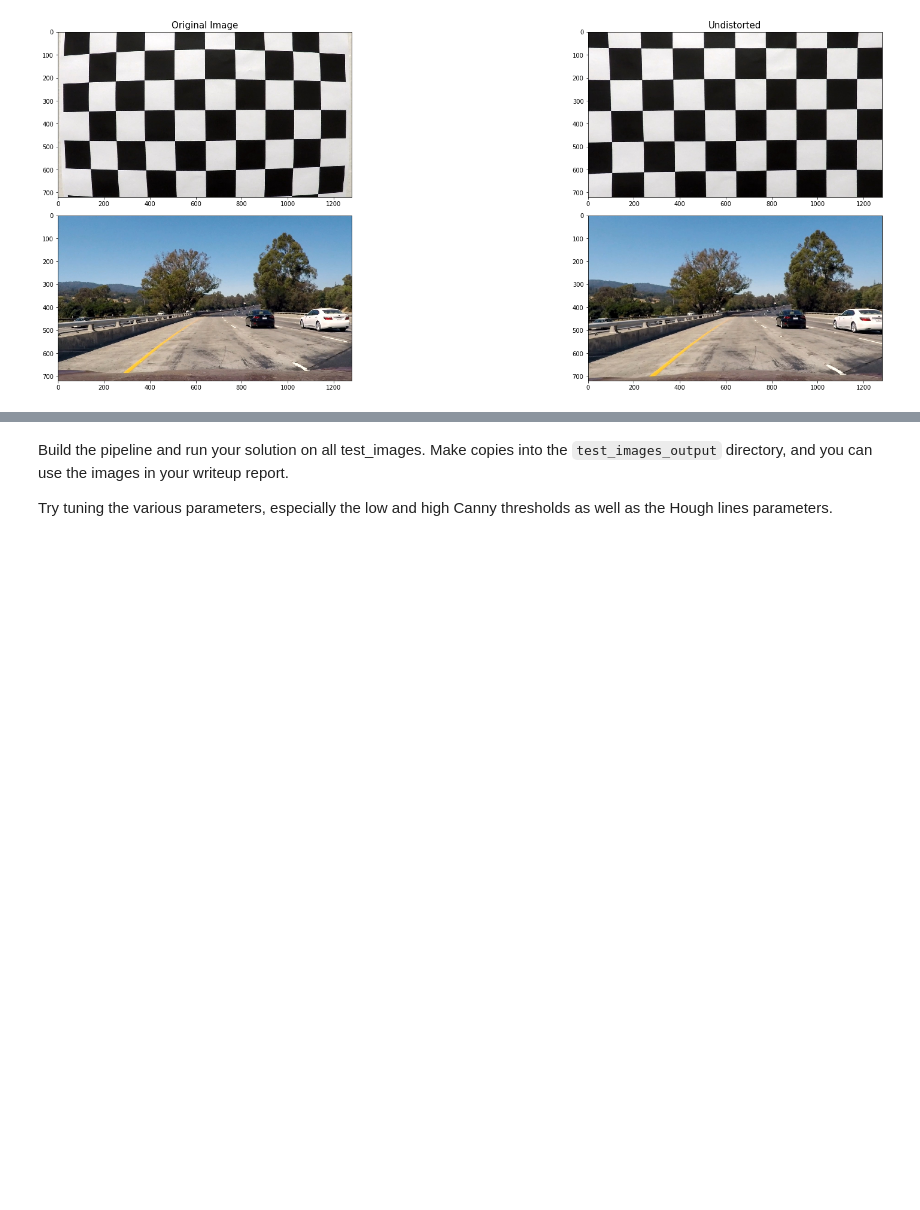
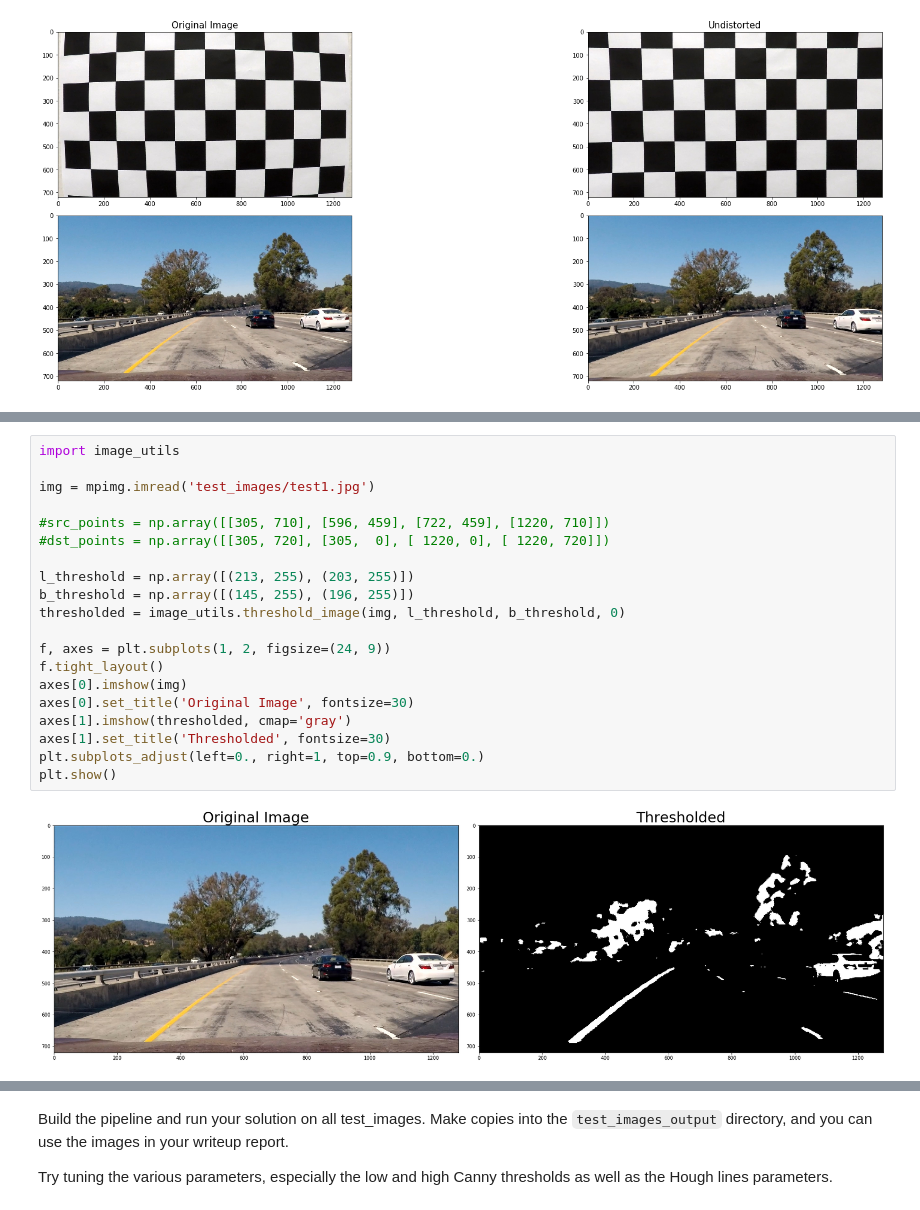
Before and after one commit to csharpseattle/CarND-Advanced-Lane-Lines, a Jupyter notebook: P2.ipynb, the cells around one changed output, grey strips where cells are left out. Drawn from its saved outputs; the diff is of its cells as text; blank space fills up the shorter version.

Commit message:
README updates, move code to image_utils.py

```diff
--- a/P2.ipynb
+++ b/P2.ipynb
@@ -283,0 +78,22 @@ images = os.listdir("test_images/")
+# %%
+import image_utils
+
+img = mpimg.imread('test_images/test1.jpg')
+
+#src_points = np.array([[305, 710], [596, 459], [722, 459], [1220, 710]])
+#dst_points = np.array([[305, 720], [305,  0], [ 1220, 0], [ 1220, 720]])
+
+l_threshold = np.array([(213, 255), (203, 255)])
+b_threshold = np.array([(145, 255), (196, 255)])
+thresholded = image_utils.threshold_image(img, l_threshold, b_threshold, 0)
+
+f, axes = plt.subplots(1, 2, figsize=(24, 9))
+f.tight_layout()
+axes[0].imshow(img)
+axes[0].set_title('Original Image', fontsize=30)
+axes[1].imshow(thresholded, cmap='gray')
+axes[1].set_title('Thresholded', fontsize=30)
+plt.subplots_adjust(left=0., right=1, top=0.9, bottom=0.)
+plt.show()
+# %% [output]
+[figure, added]
```
Also changed, not shown: parts of 15 cells of this notebook, 6 other files.
